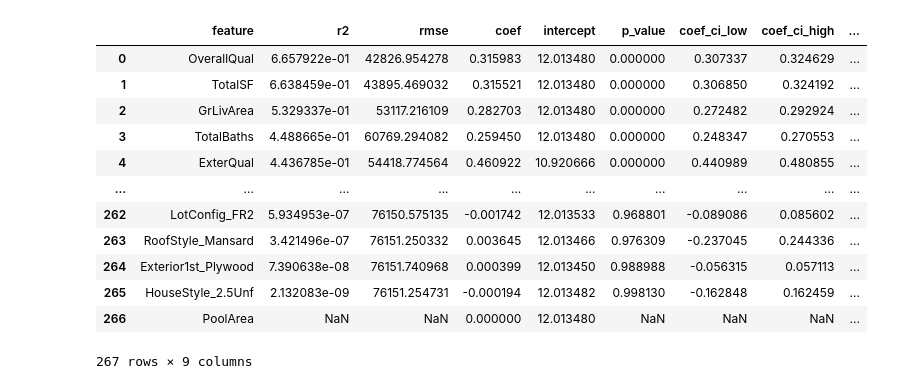
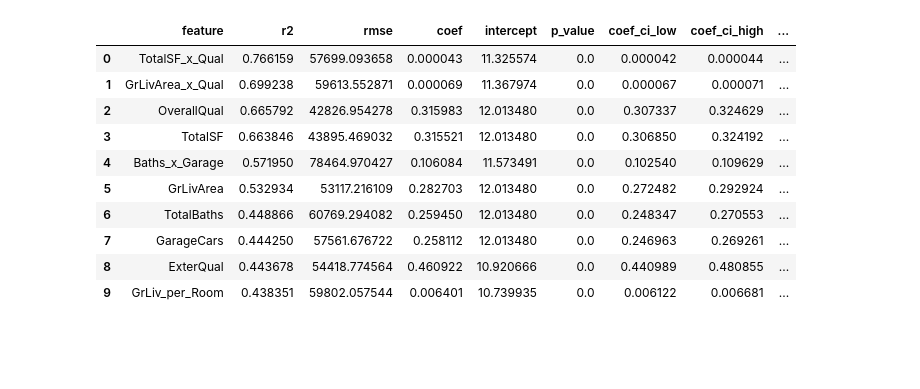
Before and after one commit to asilbert/MLProject, a Jupyter notebook: notebooks/02_linear.ipynb, the cells around one changed output. Saved outputs shown, nothing was run; the diff lists cells and outputs as text; code cells hidden in the pictures; blank space fills up the shorter version.

```diff
--- a/notebooks/02_linear.ipynb
+++ b/notebooks/02_linear.ipynb
@@ -84,21 +89,19 @@ def univariate_linreg_statsmodels(
 # %%
 results_df = univariate_linreg_statsmodels(X_final, y, log_target=True)
 
-results_df
+results_df.head(10)
 # %% [output]
 |  | feature | r2 | rmse | coef | intercept | p_value | coef_ci_low | coef_ci_high | ... |
-| 0 | OverallQual | 6.657922e-01 | 42826.954278 | 0.315983 | 12.013480 | 0.000000 | 0.307337 | 0.324629 | ... |
-| 1 | TotalSF | 6.638459e-01 | 43895.469032 | 0.315521 | 12.013480 | 0.000000 | 0.306850 | 0.324192 | ... |
-| 2 | GrLivArea | 5.329337e-01 | 53117.216109 | 0.282703 | 12.013480 | 0.000000 | 0.272482 | 0.292924 | ... |
-| 3 | TotalBaths | 4.488665e-01 | 60769.294082 | 0.259450 | 12.013480 | 0.000000 | 0.248347 | 0.270553 | ... |
-| 4 | ExterQual | 4.436785e-01 | 54418.774564 | 0.460922 | 10.920666 | 0.000000 | 0.440989 | 0.480855 | ... |
-| ... | ... | ... | ... | ... | ... | ... | ... | ... | ... |
-| 262 | LotConfig_FR2 | 5.934953e-07 | 76150.575135 | -0.001742 | 12.013533 | 0.968801 | -0.089086 | 0.085602 | ... |
-| 263 | RoofStyle_Mansard | 3.421496e-07 | 76151.250332 | 0.003645 | 12.013466 | 0.976309 | -0.237045 | 0.244336 | ... |
-| 264 | Exterior1st_Plywood | 7.390638e-08 | 76151.740968 | 0.000399 | 12.013450 | 0.988988 | -0.056315 | 0.057113 | ... |
-| 265 | HouseStyle_2.5Unf | 2.132083e-09 | 76151.254731 | -0.000194 | 12.013482 | 0.998130 | -0.162848 | 0.162459 | ... |
-| 266 | PoolArea | NaN | NaN | 0.000000 | 12.013480 | NaN | NaN | NaN | ... |
+| 0 | TotalSF_x_Qual | 0.766159 | 57699.093658 | 0.000043 | 11.325574 | 0.0 | 0.000042 | 0.000044 | ... |
+| 1 | GrLivArea_x_Qual | 0.699238 | 59613.552871 | 0.000069 | 11.367974 | 0.0 | 0.000067 | 0.000071 | ... |
+| 2 | OverallQual | 0.665792 | 42826.954278 | 0.315983 | 12.013480 | 0.0 | 0.307337 | 0.324629 | ... |
+| 3 | TotalSF | 0.663846 | 43895.469032 | 0.315521 | 12.013480 | 0.0 | 0.306850 | 0.324192 | ... |
+| 4 | Baths_x_Garage | 0.571950 | 78464.970427 | 0.106084 | 11.573491 | 0.0 | 0.102540 | 0.109629 | ... |
+| 5 | GrLivArea | 0.532934 | 53117.216109 | 0.282703 | 12.013480 | 0.0 | 0.272482 | 0.292924 | ... |
+| 6 | TotalBaths | 0.448866 | 60769.294082 | 0.259450 | 12.013480 | 0.0 | 0.248347 | 0.270553 | ... |
+| 7 | GarageCars | 0.444250 | 57561.676722 | 0.258112 | 12.013480 | 0.0 | 0.246963 | 0.269261 | ... |
+| 8 | ExterQual | 0.443678 | 54418.774564 | 0.460922 | 10.920666 | 0.0 | 0.440989 | 0.480855 | ... |
+| 9 | GrLiv_per_Room | 0.438351 | 59802.057544 | 0.006401 | 10.739935 | 0.0 | 0.006122 | 0.006681 | ... |
-267 rows × 9 columns
 # %%
 pd.concat([transformed_df, y], axis = 1).groupby(results_df.feature[3])['SalePrice'].mean().plot(kind="bar")
 # %% [output]
```
Also changed, not shown: parts of 19 cells of this notebook, 17 other files.
